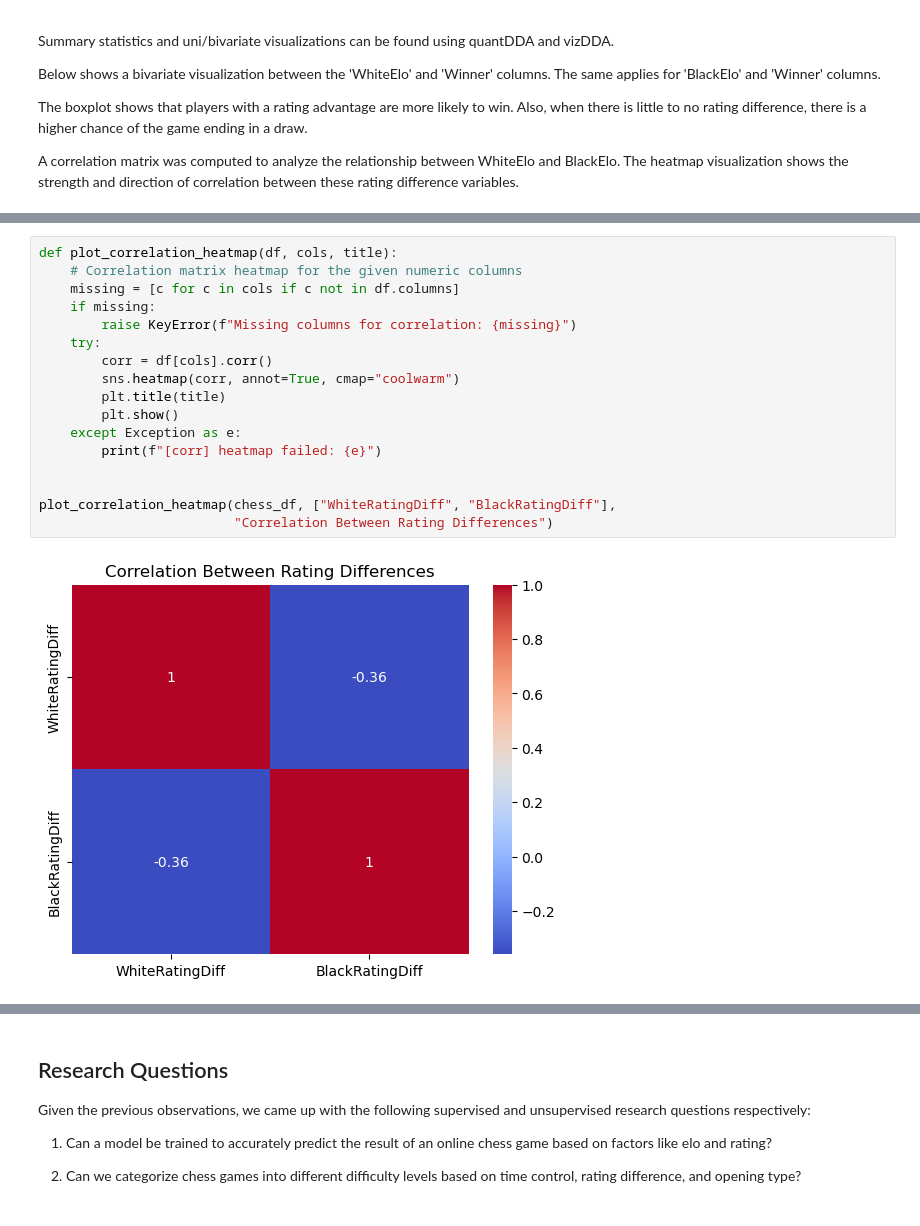
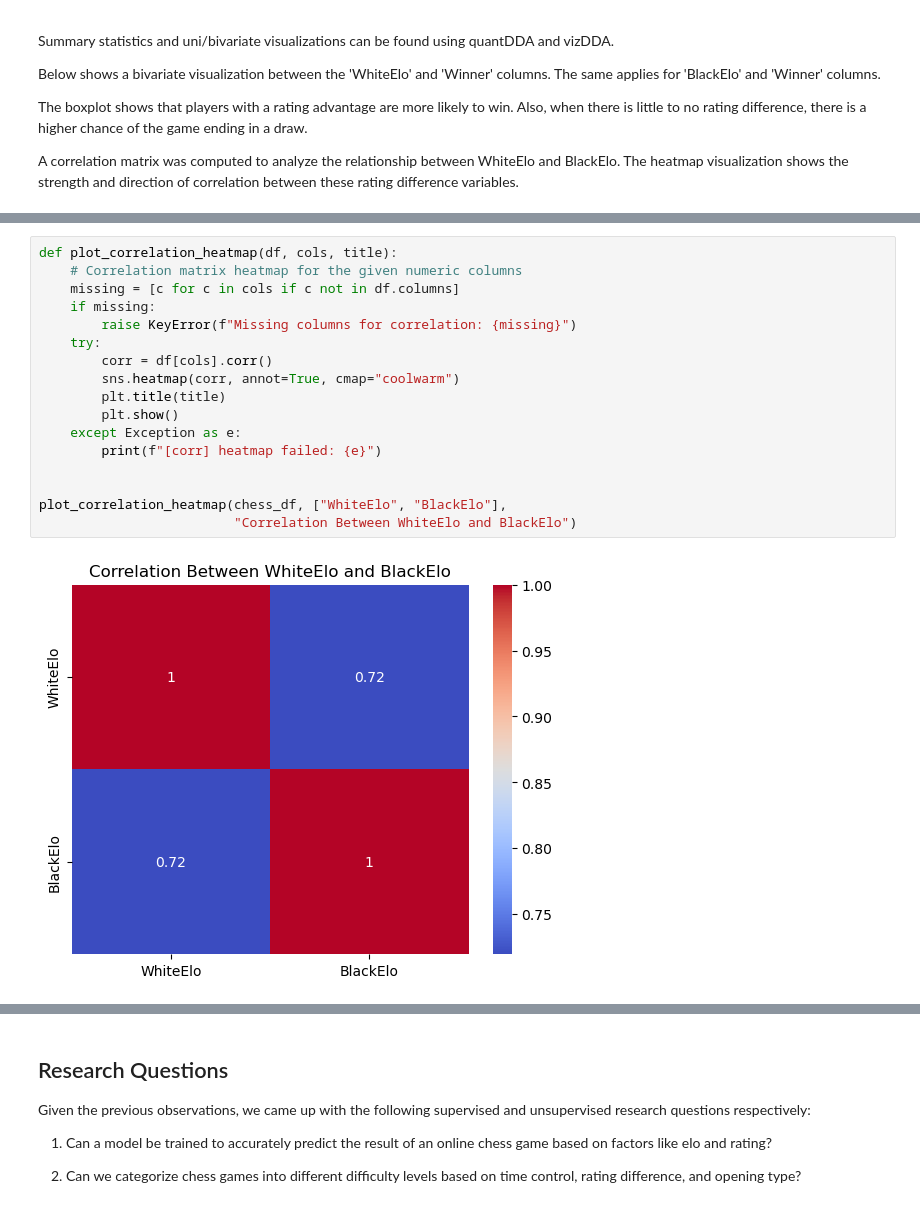
Before and after one commit to darcymccoy/chess-data-analytics, a Jupyter notebook: project.ipynb, the cells around one changed output, grey strips where cells are left out. Cells and saved outputs as stored; diff of their text form.

```diff
--- a/project.ipynb
+++ b/project.ipynb
@@ -516,22 +516,22 @@ boxplot_rating_diff_by_winner(chess_df, "BlackRatingDiff", "Black")
 # %%
 def plot_correlation_heatmap(df, cols, title):
     # Correlation matrix heatmap for the given numeric columns
     missing = [c for c in cols if c not in df.columns]
     if missing:
         raise KeyError(f"Missing columns for correlation: {missing}")
     try:
         corr = df[cols].corr()
         sns.heatmap(corr, annot=True, cmap="coolwarm")
         plt.title(title)
         plt.show()
     except Exception as e:
         print(f"[corr] heatmap failed: {e}")
 
 
-plot_correlation_heatmap(chess_df, ["WhiteRatingDiff", "BlackRatingDiff"],
-                         "Correlation Between Rating Differences")
+plot_correlation_heatmap(chess_df, ["WhiteElo", "BlackElo"],
+                         "Correlation Between WhiteElo and BlackElo")
 # %% [output]
-[figure, old version]
+[figure, new version]
 # %%
 from sklearn.linear_model import LinearRegression
 
```
Also changed, not shown: parts of 4 cells of this notebook.
